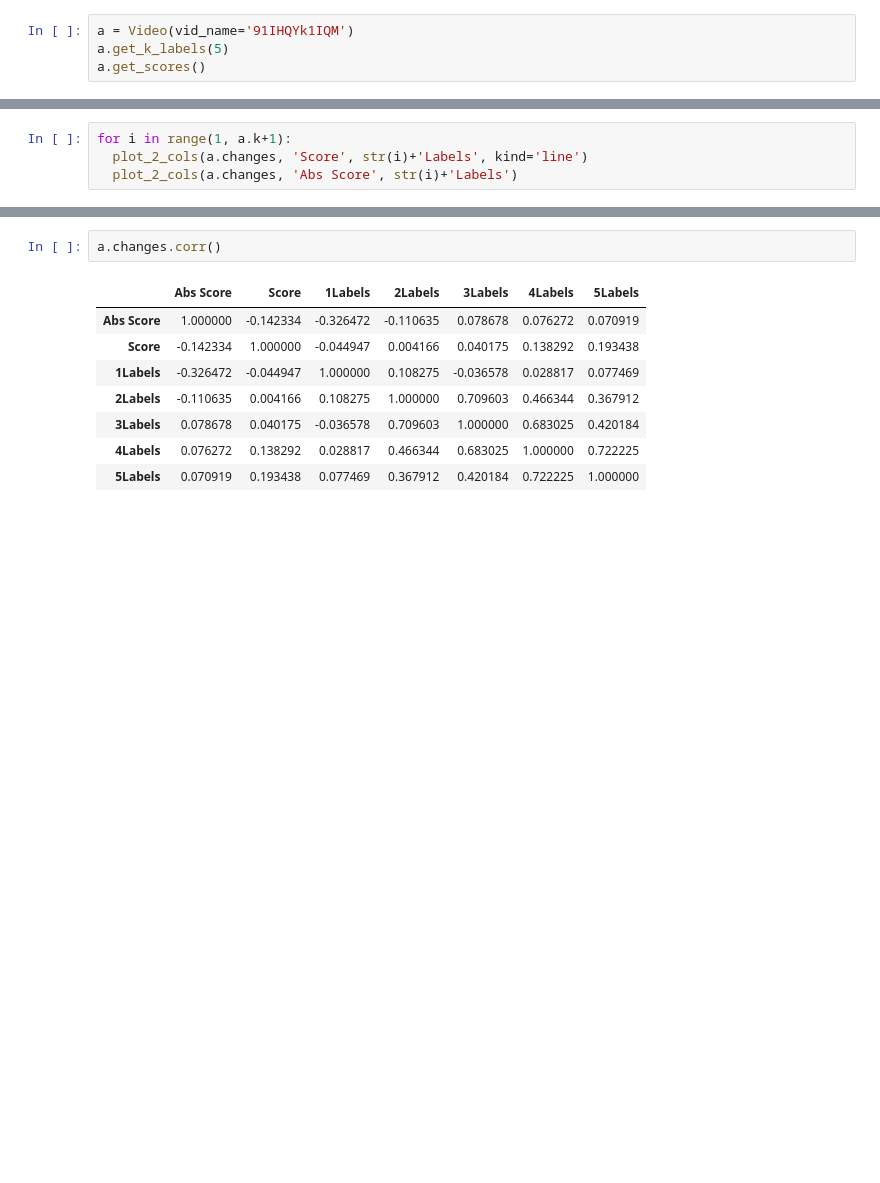
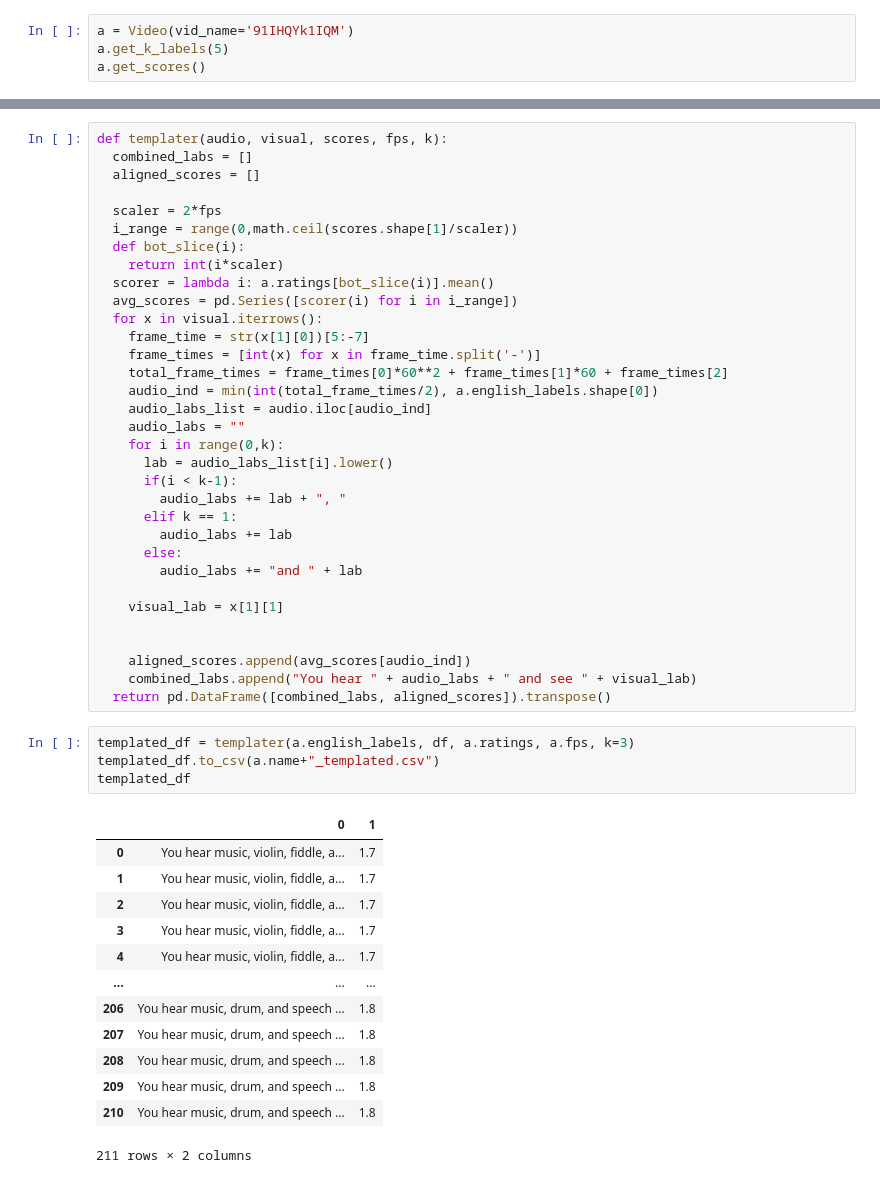
Before and after one commit to aLehav/MLVideoDescriptionResearch, a Jupyter notebook: BEATs_and_BLIP.ipynb, the cells around one changed output, grey strips where cells are left out. Drawn from its saved outputs; the diff is of its cells as text; blank space fills up the shorter version.

```diff
--- a/BEATs_and_BLIP.ipynb
+++ b/BEATs_and_BLIP.ipynb
@@ -339,4 +318,0 @@ a.english_labels
-# %%
-for i in range(1, a.k+1):
-  plot_2_cols(a.changes, 'Score', str(i)+'Labels', kind='line')
-  plot_2_cols(a.changes, 'Abs Score', str(i)+'Labels')
@@ -381,11 +319,51 @@ a.changes
-# %%
-a.changes.corr()
-# %% [output]
-|  | Abs Score | Score | 1Labels | 2Labels | 3Labels | 4Labels | 5Labels |
-| Abs Score | 1.000000 | -0.142334 | -0.326472 | -0.110635 | 0.078678 | 0.076272 | 0.070919 |
-| Score | -0.142334 | 1.000000 | -0.044947 | 0.004166 | 0.040175 | 0.138292 | 0.193438 |
-| 1Labels | -0.326472 | -0.044947 | 1.000000 | 0.108275 | -0.036578 | 0.028817 | 0.077469 |
-| 2Labels | -0.110635 | 0.004166 | 0.108275 | 1.000000 | 0.709603 | 0.466344 | 0.367912 |
-| 3Labels | 0.078678 | 0.040175 | -0.036578 | 0.709603 | 1.000000 | 0.683025 | 0.420184 |
-| 4Labels | 0.076272 | 0.138292 | 0.028817 | 0.466344 | 0.683025 | 1.000000 | 0.722225 |
-| 5Labels | 0.070919 | 0.193438 | 0.077469 | 0.367912 | 0.420184 | 0.722225 | 1.000000 |
+# %%
+def templater(audio, visual, scores, fps, k):
+  combined_labs = []
+  aligned_scores = []
+
+  scaler = 2*fps
+  i_range = range(0,math.ceil(scores.shape[1]/scaler))
+  def bot_slice(i):
+    return int(i*scaler)
+  scorer = lambda i: a.ratings[bot_slice(i)].mean()
+  avg_scores = pd.Series([scorer(i) for i in i_range])
+  for x in visual.iterrows():
+    frame_time = str(x[1][0])[5:-7]
+    frame_times = [int(x) for x in frame_time.split('-')]
+    total_frame_times = frame_times[0]*60**2 + frame_times[1]*60 + frame_times[2]
+    audio_ind = min(int(total_frame_times/2), a.english_labels.shape[0])
+    audio_labs_list = audio.iloc[audio_ind]
+    audio_labs = ""
+    for i in range(0,k):
+      lab = audio_labs_list[i].lower()
+      if(i < k-1):
+        audio_labs += lab + ", "
+      elif k == 1:
+        audio_labs += lab
+      else:
+        audio_labs += "and " + lab
+
+    visual_lab = x[1][1]
+
+
+    aligned_scores.append(avg_scores[audio_ind])
+    combined_labs.append("You hear " + audio_labs + " and see " + visual_lab)
+  return pd.DataFrame([combined_labs, aligned_scores]).transpose()
+# %%
+templated_df = templater(a.english_labels, df, a.ratings, a.fps, k=3)
+templated_df.to_csv(a.name+"_templated.csv")
+templated_df
+# %% [output]
+|  | 0 | 1 |
+| 0 | You hear music, violin, fiddle, a... | 1.7 |
+| 1 | You hear music, violin, fiddle, a... | 1.7 |
+| 2 | You hear music, violin, fiddle, a... | 1.7 |
+| 3 | You hear music, violin, fiddle, a... | 1.7 |
+| 4 | You hear music, violin, fiddle, a... | 1.7 |
+| ... | ... | ... |
+| 206 | You hear music, drum, and speech ... | 1.8 |
+| 207 | You hear music, drum, and speech ... | 1.8 |
+| 208 | You hear music, drum, and speech ... | 1.8 |
+| 209 | You hear music, drum, and speech ... | 1.8 |
+| 210 | You hear music, drum, and speech ... | 1.8 |
+211 rows × 2 columns
```
Also changed, not shown: parts of 4 cells of this notebook.
